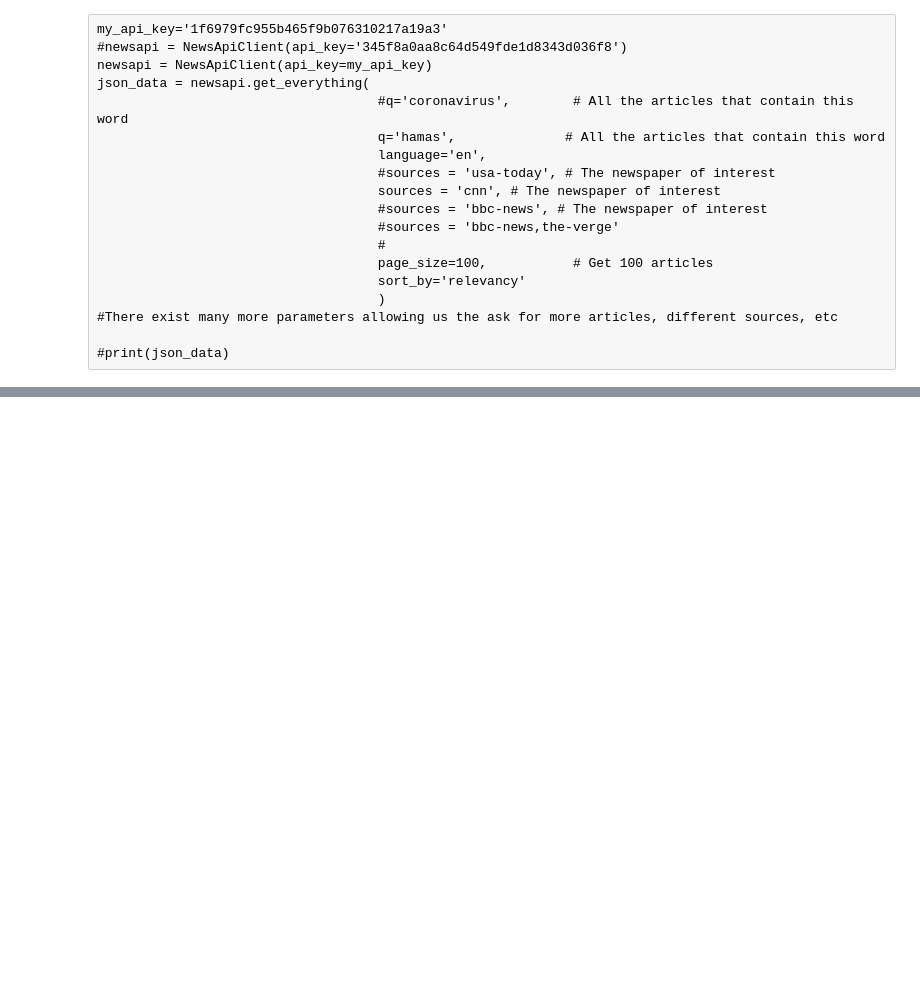
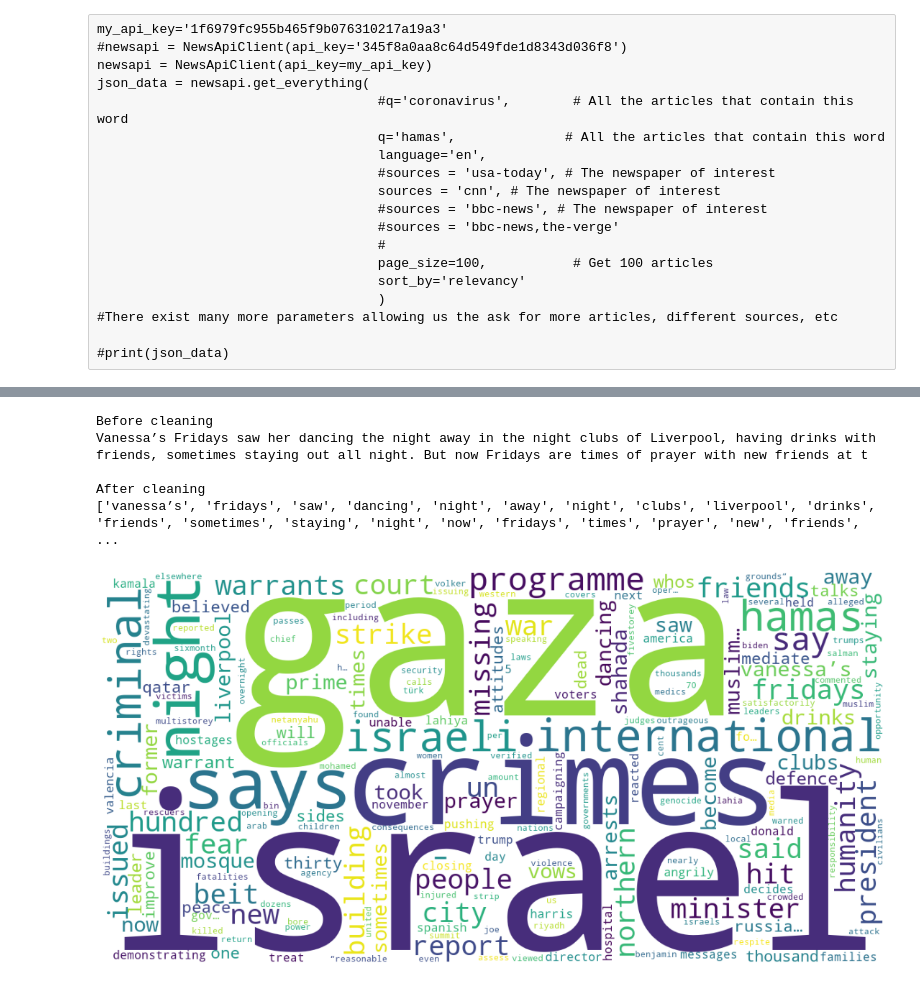
Before and after one commit to PDAIPDAI/ComputingDataAnalysisModeling20242025, a Jupyter notebook: PDAI/jupyter/jupyterNotebooks/05WordCloudCovid.ipynb, the cells around one changed output, grey strips where cells are left out. Saved outputs shown, nothing was run; the diff lists cells and outputs as text; code cells hidden in the pictures; blank space fills up the shorter version.

```diff
--- a/PDAI/jupyter/jupyterNotebooks/05WordCloudCovid.ipynb
+++ b/PDAI/jupyter/jupyterNotebooks/05WordCloudCovid.ipynb
@@ -461,5 +514,12 @@ make_world_cloud('hamas','cnn,bbc-news',100)
 # %%
-make_world_cloud('hamas','ars-technica',100)
+#make_world_cloud('hamas','ars-technica',100)
 #make_world_cloud('geopolitics','bbc-news',100)
-#make_world_cloud('hamas','bbc-news',100)
+make_world_cloud('hamas','bbc-news',100)
 #make_world_cloud('covid','cnn',100)
+# %% [output]
+Before cleaning
+Vanessa’s Fridays saw her dancing the night away in the night clubs of Liverpool, having drinks with friends, sometimes staying out all night. But now Fridays are times of prayer with new friends at t
+
+After cleaning
+['vanessa’s', 'fridays', 'saw', 'dancing', 'night', 'away', 'night', 'clubs', 'liverpool', 'drinks', 'friends', 'sometimes', 'staying', 'night', 'now', 'fridays', 'times', 'prayer', 'new', 'friends',  ...
+[figure, added]
```
Also changed, not shown: parts of 17 cells of this notebook, 5 other files.
